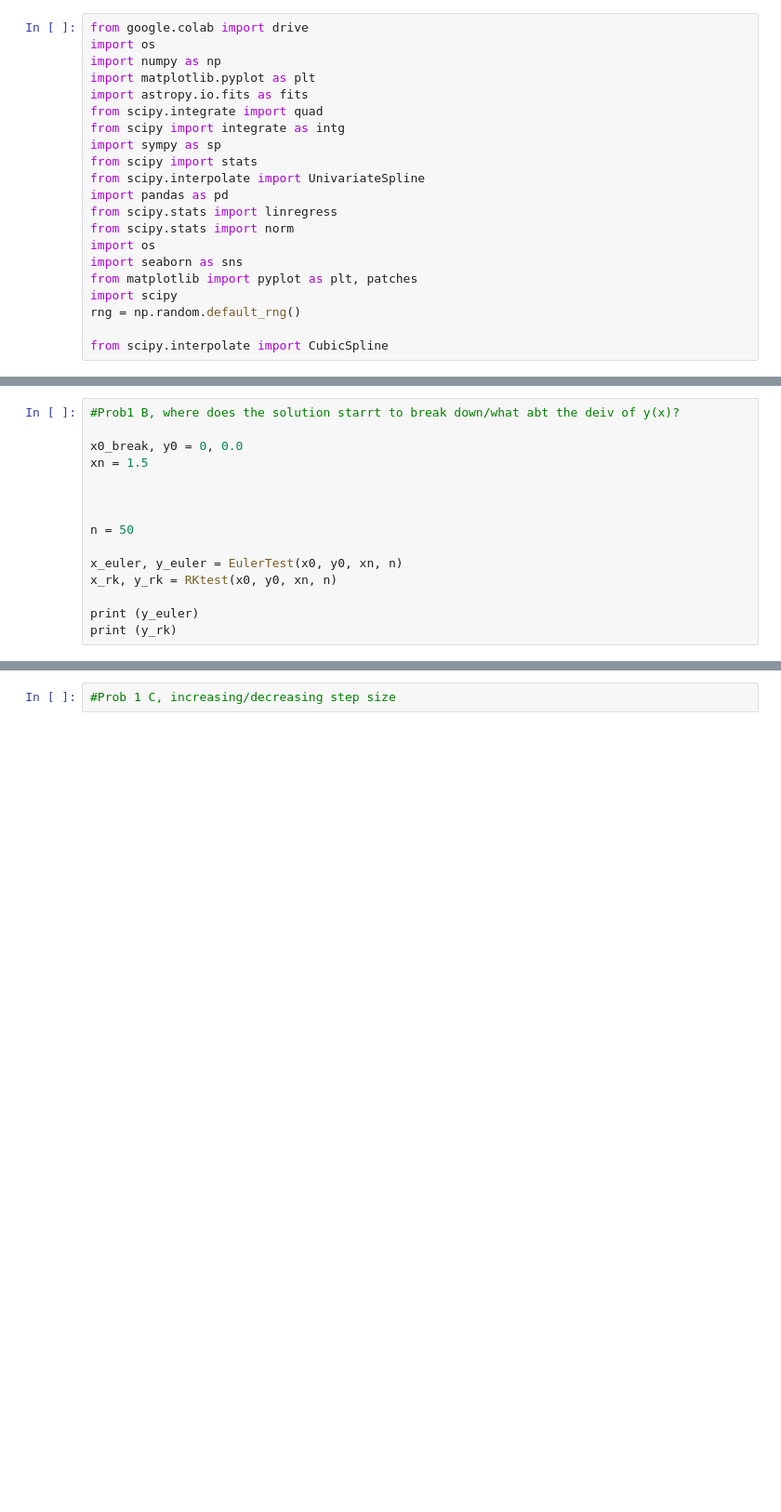
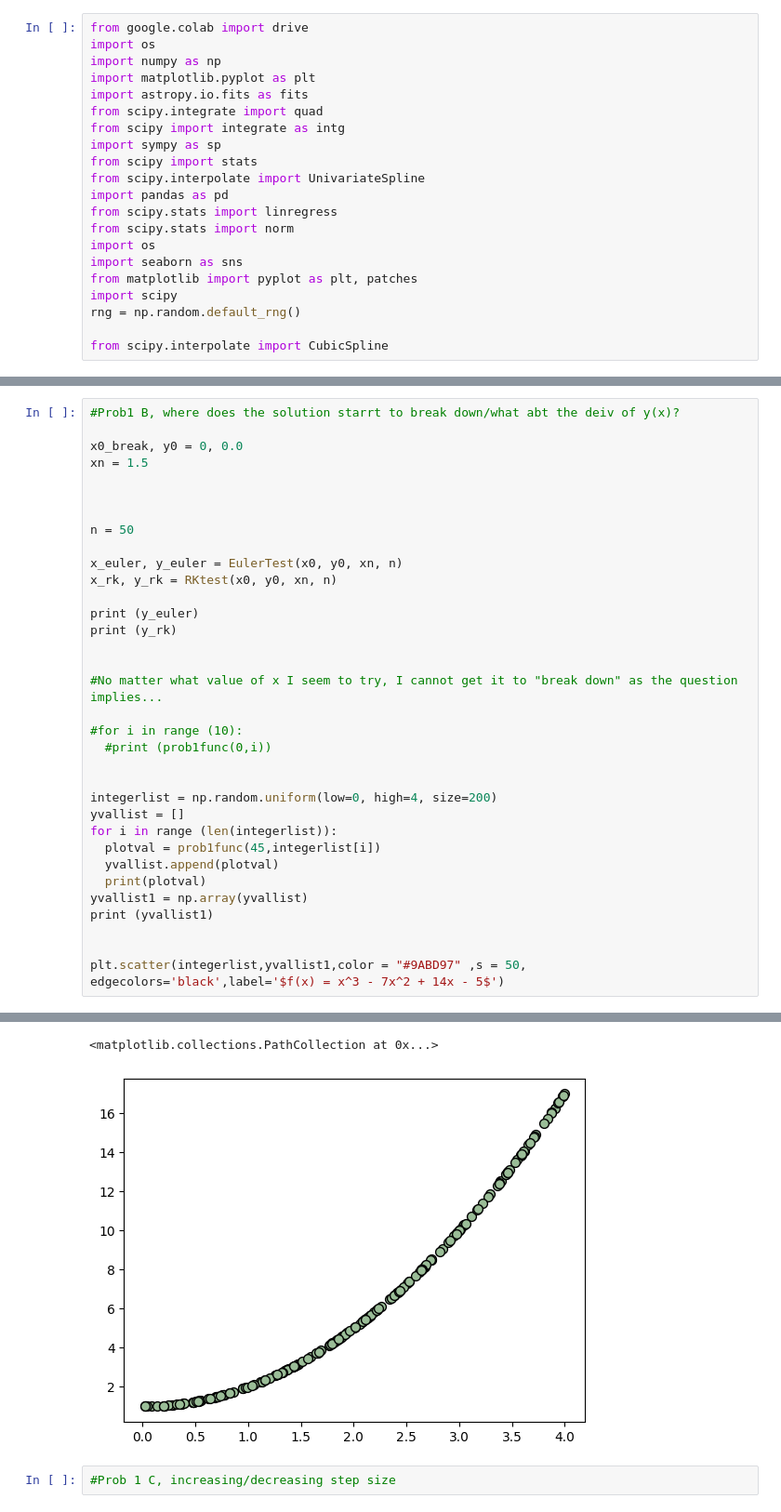
Before and after one commit to Astro-CMalhas/Computational-Astronomy, a Jupyter notebook: HW_03_Numerical_Intg.ipynb, the cells around one changed output, grey strips where cells are left out. Shown: that part at 93% size. Drawn from its saved outputs; the diff is of its cells as text; blank space fills up the shorter version.

```diff
--- a/HW_03_Numerical_Intg.ipynb
+++ b/HW_03_Numerical_Intg.ipynb
@@ -118,6 +116,25 @@ x_rk, y_rk = RKtest(x0, y0, xn, n)
 
 print (y_euler)
 print (y_rk)
+
+
+#No matter what value of x I seem to try, I cannot get it to "break down" as the question implies...
+
+#for i in range (10):
+  #print (prob1func(0,i))
+
+
+integerlist = np.random.uniform(low=0, high=4, size=200)
+yvallist = []
+for i in range (len(integerlist)):
+  plotval = prob1func(45,integerlist[i])
+  yvallist.append(plotval)
+  print(plotval)
+yvallist1 = np.array(yvallist)
+print (yvallist1)
+
+
+plt.scatter(integerlist,yvallist1,color = "#9ABD97" ,s = 50, edgecolors='black',label='$f(x) = x^3 - 7x^2 + 14x - 5$')
 # %% [output]
 [0.0, 0.03, 0.060027, 0.09013509722186999, 0.12037882729440587, 0.15081355915622915, 0.18149590104499025, 0.21248412390787424, 0.24383860899526116, 0.2756223270123635, 0.30790135702679483, 0.340745454 ...
 [0.0, 0.030009003038753274, 0.06007210342838374, 0.09024378931089959, 0.12057933642361375, 0.15113521709175748, 0.18196952790776982, 0.21314244310054375, 0.24471670130250928, 0.2767581343570538, 0.309 ...
@@ -124,3 +156,5 @@ print (y_rk)
+<matplotlib.collections.PathCollection at 0x...>
+[figure, added]
 # %%
 #Prob 1 C, increasing/decreasing step size
 # %%
```
Also changed, not shown: parts of 5 cells of this notebook.
